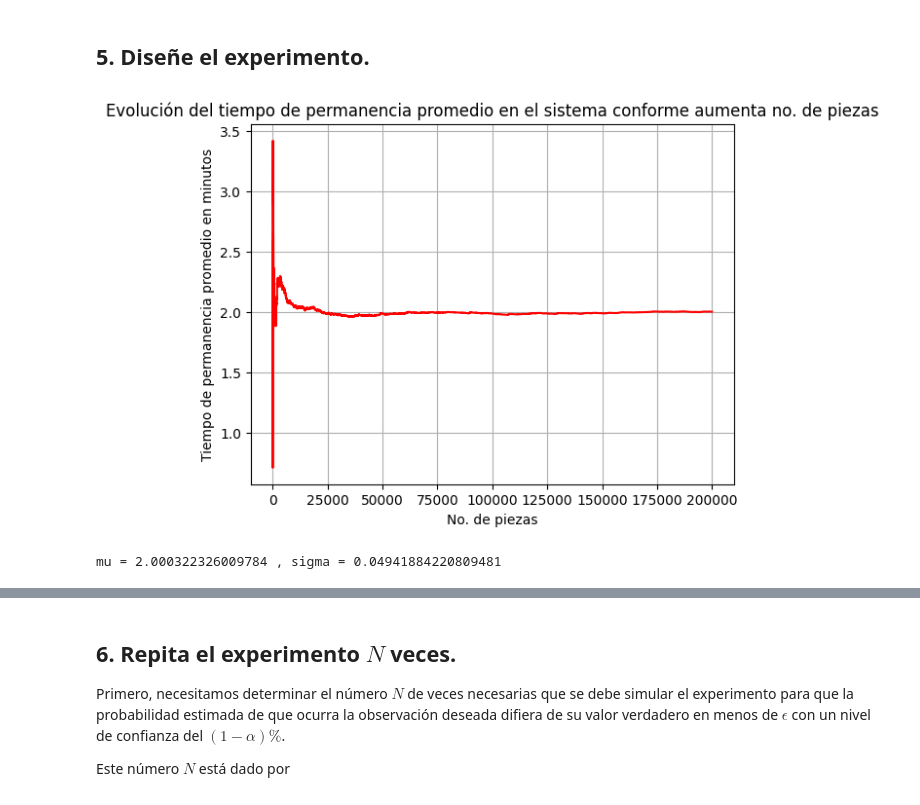
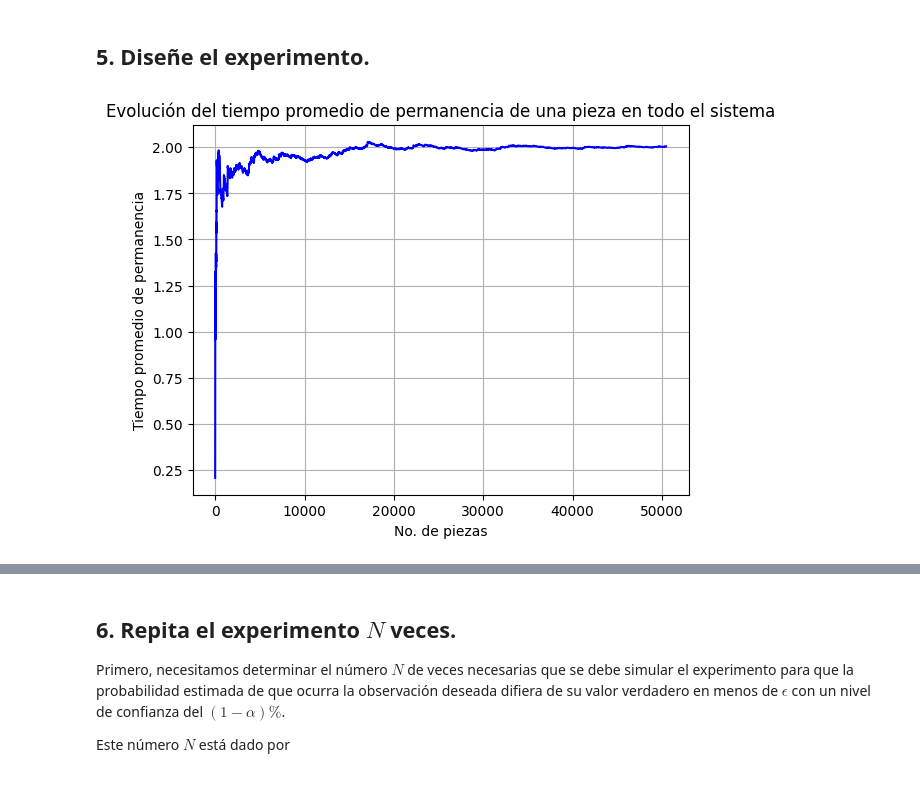
Before and after one commit to adrianriverar/Simulacion-II, a Jupyter notebook: Problema30_piezas.ipynb, the cells around one changed output, grey strips where cells are left out. Cells and saved outputs as stored; diff of their text form; code cells hidden in the pictures.

```diff
--- a/Problema30_piezas.ipynb
+++ b/Problema30_piezas.ipynb
@@ -81,0 +58,31 @@ evol_prom = experimento(200000)    # Realizamos un experimento con número de pi
+# %%
+def experimento_W(T):
+  t1,t2 = [],[]
+  obs1,obs2 = observacion()
+  t1.append(obs1)
+  t2.append(obs2)
+
+  evol_perma, t_perma, t_sal = [],[],[]
+  sum_perma, acum, n = 0,0,0
+  t_ent = [obs1]
+  while t_ent[n] <= T:
+    obs1,obs2 = observacion()
+    t1.append(obs1)
+    t2.append(obs2)
+    t_ent.append(t_ent[n] + obs1)
+    t_perma.append(t2[n] + acum)
+    t_sal.append(t_ent[n] + t_perma[n])
+    sum_perma += t_perma[n]
+    evol_perma.append(sum_perma/(n+1))
+    if t_perma[n] <= t1[n+1]:
+      acum = 0
+    else:
+      acum += t2[n] - t1[n+1]
+    n += 1
+  n += 1
+  t_perma.append(t2[-1] + acum)
+  t_sal.append(t_ent[-1] + t_perma[-1])
+  sum_perma += t_perma[-1]
+  evol_perma.append(sum_perma/n)
+
+  return n, evol_perma, t_ent, t_sal
@@ -82,9 +123,17 @@ evol_prom = experimento(200000)    # Realizamos un experimento con número de pi
+# %%
+def experimento(T):
+  n, evol_perma, t_ent, t_sal = experimento_W(T)
+  evol_n_sist, evol_n_cola = experimento_L_Lq(n, t_ent, t_sal)
+  return evol_perma, evol_n_sist, evol_n_cola
+# %%
+evol_perma, evol_n_sist, evol_n_cola = experimento(100000)
+evol = [evol_perma, evol_n_sist, evol_n_cola]
 # %%
-plt.plot(evol_prom, 'r')
+plt.plot(evol_perma, 'b')
 plt.xlabel('No. de piezas')
-plt.ylabel('Tiempo de permanencia promedio en minutos')
+plt.ylabel('Tiempo promedio de permanencia')
 plt.grid(True)
-plt.title('Evolución del tiempo de permanencia promedio en el sistema conforme aumenta no. de piezas')
+plt.title('Evolución del tiempo promedio de permanencia de una pieza en todo el sistema')
 plt.show()
 # %% [output]
-[figure, old version]
+[figure, new version]
@@ -93,4 +139,0 @@ n = 75000    # Definiendo número de piezas "n" para cada experimento a simular.
-# %%
-print('mu =', np.mean(evol_prom), ', sigma =', np.std(evol_prom))
-# %% [output]
-mu = 2.000322326009784 , sigma = 0.04941884220809481
```
Also changed, not shown: parts of 26 cells of this notebook.
